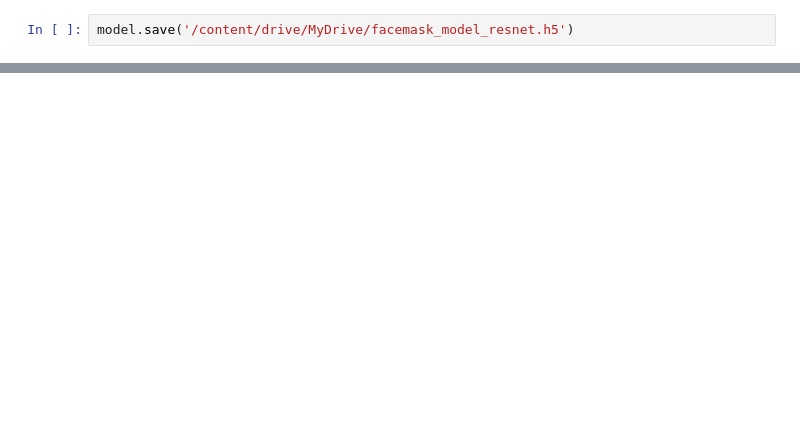
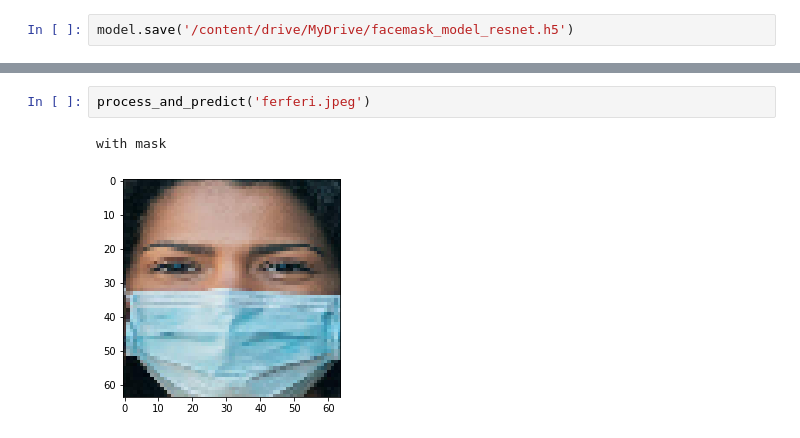
Before and after one commit to MaryamBoneh/DeepLearning-Course, a Jupyter notebook: Mask_Recognition/face_mask_recognition.ipynb, the cells around one changed output, grey strips where cells are left out. Saved outputs shown, nothing was run; the diff lists cells and outputs as text; blank space fills up the shorter version.

```diff
--- a/Mask_Recognition/face_mask_recognition.ipynb
+++ b/Mask_Recognition/face_mask_recognition.ipynb
@@ -175,0 +193,5 @@ weighted avg       0.48      0.48      0.48       992
+# %%
+process_and_predict('ferferi.jpeg')
+# %% [output]
+with mask
+[figure, added]
```
Also changed, not shown: parts of 7 cells of this notebook.
